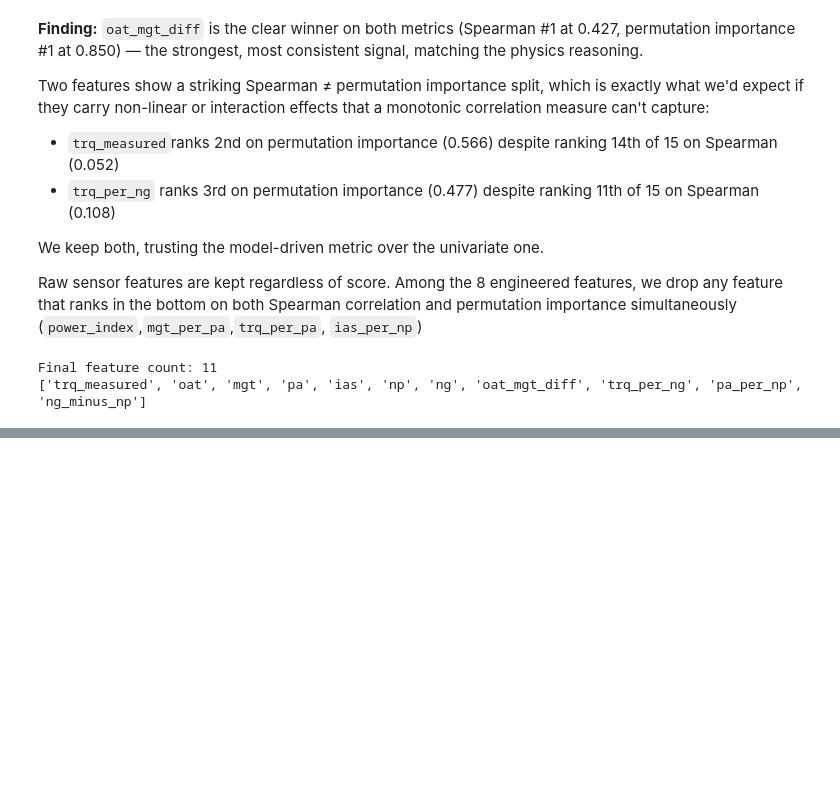
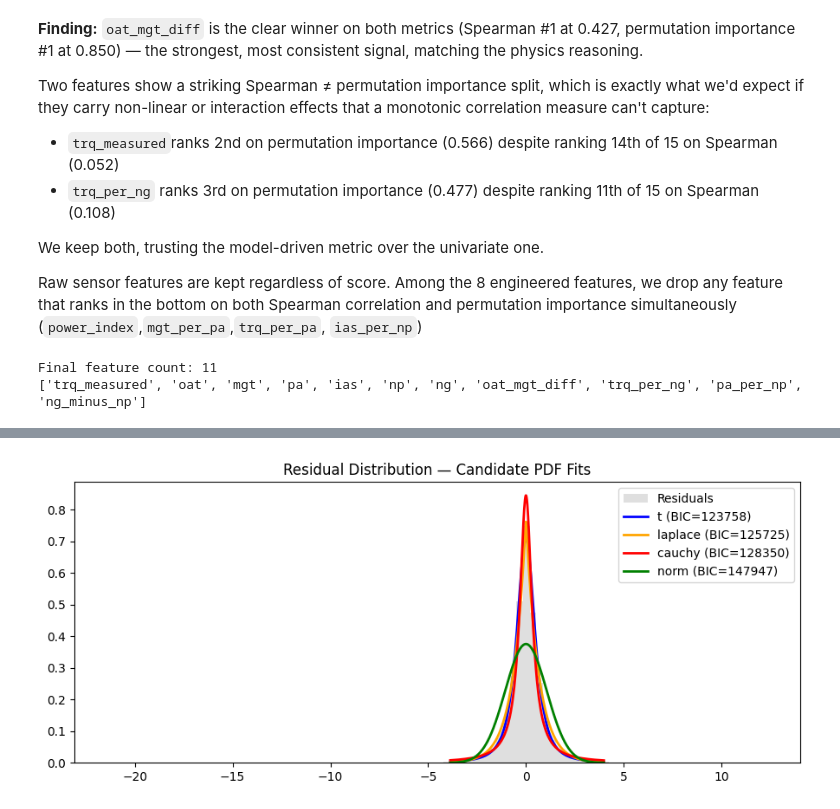
Before and after one commit to kulsoomz99/Helicopter-Turbine-Engine-Health-Estimation, a Jupyter notebook: Helicopter_Turbine_Engine_Health_Estimation.ipynb, the cells around one changed output, grey strips where cells are left out. Drawn from its saved outputs; the diff is of its cells as text; code cells hidden in the pictures; blank space fills up the shorter version.

```diff
--- a/Helicopter_Turbine_Engine_Health_Estimation.ipynb
+++ b/Helicopter_Turbine_Engine_Health_Estimation.ipynb
@@ -383,0 +552,27 @@ Final feature count: 11
+# %%
+# --- Compute training residuals from the median (q=0.5) quantile model ---
+train_residuals = ytr['trq_margin'].values - q_models[0.5].predict(Xtr)
+
+# --- Fit 4 candidate distribution families and rank by BIC (lower = better) ---
+candidates = {'norm': stats.norm, 'laplace': stats.laplace, 't': stats.t, 'cauchy': stats.cauchy}
+
+# BIC on the full residual set would be slow for some distributions (e.g. Student-T's MLE) —
+# a random subsample is standard practice and doesn't change which family wins.
+res_sample = np.random.RandomState(42).choice(train_residuals, size=min(50000, len(train_residuals)), replace=False)
+
+fit_rows = []
+fitted_params = {}
+for name, dist in candidates.items():
+    params = dist.fit(res_sample)
+    loglik = np.sum(dist.logpdf(res_sample, *params))
+    bic = len(params) * np.log(len(res_sample)) - 2 * loglik
+    fitted_params[name] = params
+    fit_rows.append({'distribution': name, 'n_params': len(params), 'BIC': bic})
+
+fit_df = pd.DataFrame(fit_rows).sort_values('BIC').reset_index(drop=True)
+print('Residual distribution ranking (lower BIC = better fit):')
+print(fit_df)
+
+BEST_DIST_NAME = fit_df.iloc[0]['distribution']
+BEST_DIST_PARAMS = fitted_params[BEST_DIST_NAME]
+print(f'\nBest-fitting distribution: {BEST_DIST_NAME}  params={BEST_DIST_PARAMS}')
@@ -383,0 +588,16 @@ Final feature count: 11
+# %%
+# --- Plot the residual histogram against all 4 fitted candidate PDFs ---
+x_grid = np.linspace(np.percentile(res_sample, 0.5), np.percentile(res_sample, 99.5), 400)
+plt.figure(figsize=(9, 4))
+plt.hist(res_sample, bins=100, density=True, alpha=0.5, color='silver', label='Residuals')
+colors = {'norm': 'green', 'laplace': 'orange', 't': 'blue', 'cauchy': 'red'}
+for _, row in fit_df.iterrows():
+    name = row['distribution']
+    dist = candidates[name]
+    params = fitted_params[name]
+    plt.plot(x_grid, dist.pdf(x_grid, *params), color=colors[name], lw=2,
+              label=f"{name} (BIC={row['BIC']:.0f})")
+plt.title('Residual Distribution — Candidate PDF Fits')
+plt.legend(); plt.tight_layout(); plt.show()
+# %% [output]
+[figure, added]
```
Also changed, not shown: parts of 11 cells of this notebook.
